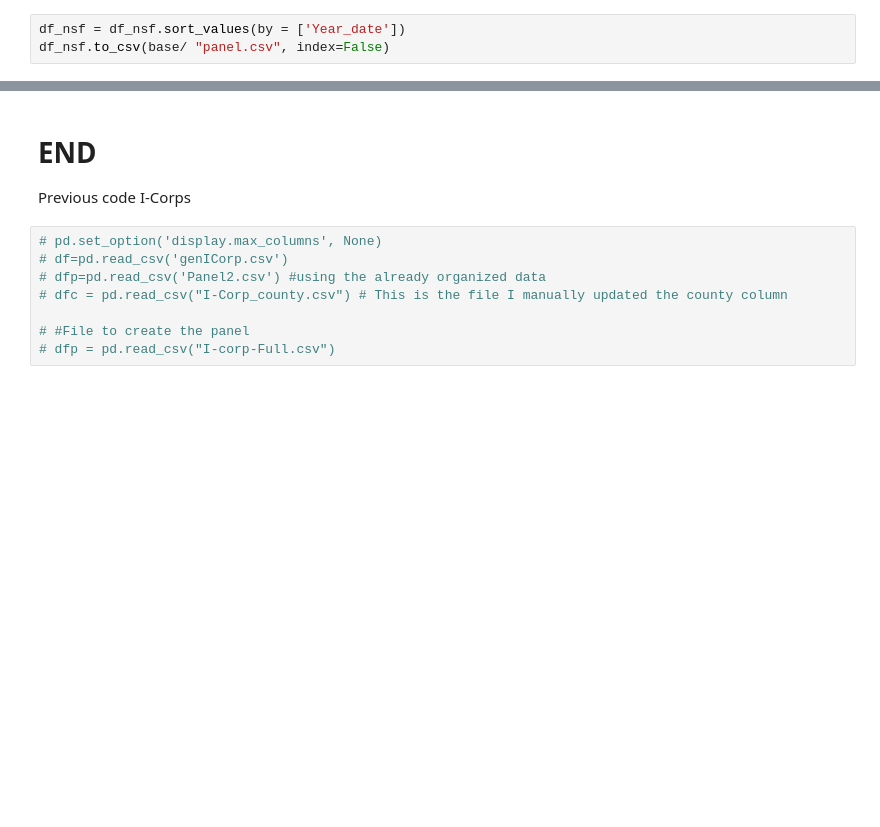
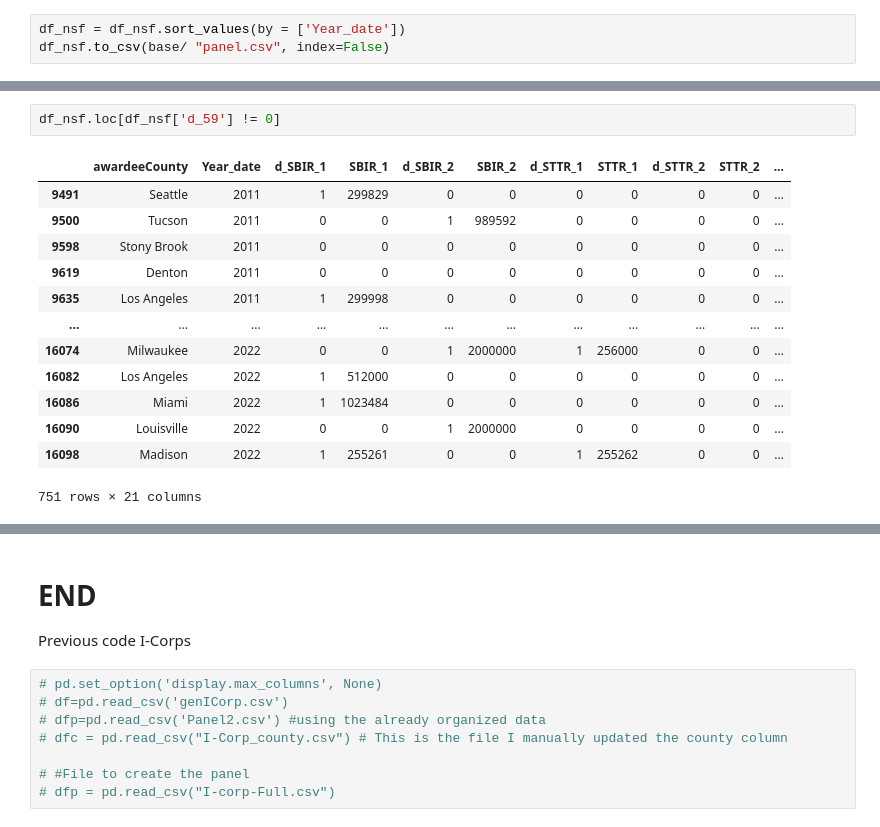
Before and after one commit to SeverinoCenter/nsf_engines, a Jupyter notebook: Vitor/Panel_All.ipynb, the cells around one changed output, grey strips where cells are left out. Saved outputs shown, nothing was run; the diff lists cells and outputs as text; blank space fills up the shorter version.

```diff
--- a/Vitor/Panel_All.ipynb
+++ b/Vitor/Panel_All.ipynb
@@ -424,0 +450,16 @@ df_nsf.to_csv(base/ "panel.csv", index=False)
+# %%
+df_nsf.loc[df_nsf['d_59'] != 0]
+# %% [output]
+|  | awardeeCounty | Year_date | d_SBIR_1 | SBIR_1 | d_SBIR_2 | SBIR_2 | d_STTR_1 | STTR_1 | d_STTR_2 | STTR_2 | ... |
+| 9491 | Seattle | 2011 | 1 | 299829 | 0 | 0 | 0 | 0 | 0 | 0 | ... |
+| 9500 | Tucson | 2011 | 0 | 0 | 1 | 989592 | 0 | 0 | 0 | 0 | ... |
+| 9598 | Stony Brook | 2011 | 0 | 0 | 0 | 0 | 0 | 0 | 0 | 0 | ... |
+| 9619 | Denton | 2011 | 0 | 0 | 0 | 0 | 0 | 0 | 0 | 0 | ... |
+| 9635 | Los Angeles | 2011 | 1 | 299998 | 0 | 0 | 0 | 0 | 0 | 0 | ... |
+| ... | ... | ... | ... | ... | ... | ... | ... | ... | ... | ... | ... |
+| 16074 | Milwaukee | 2022 | 0 | 0 | 1 | 2000000 | 1 | 256000 | 0 | 0 | ... |
+| 16082 | Los Angeles | 2022 | 1 | 512000 | 0 | 0 | 0 | 0 | 0 | 0 | ... |
+| 16086 | Miami | 2022 | 1 | 1023484 | 0 | 0 | 0 | 0 | 0 | 0 | ... |
+| 16090 | Louisville | 2022 | 0 | 0 | 1 | 2000000 | 0 | 0 | 0 | 0 | ... |
+| 16098 | Madison | 2022 | 1 | 255261 | 0 | 0 | 1 | 255262 | 0 | 0 | ... |
+751 rows × 21 columns
```
Also changed, not shown: parts of 9 cells of this notebook, 1 other file.
